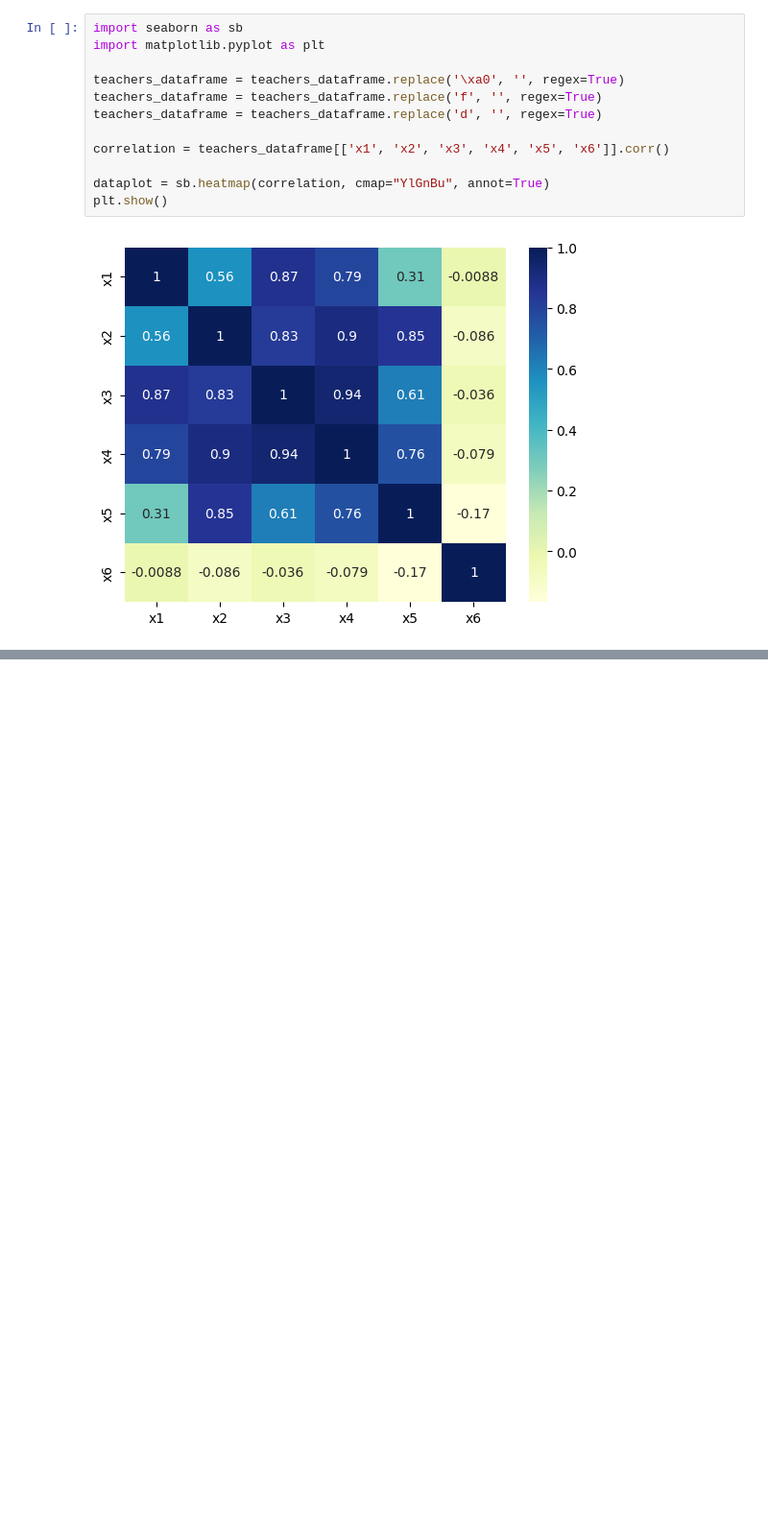
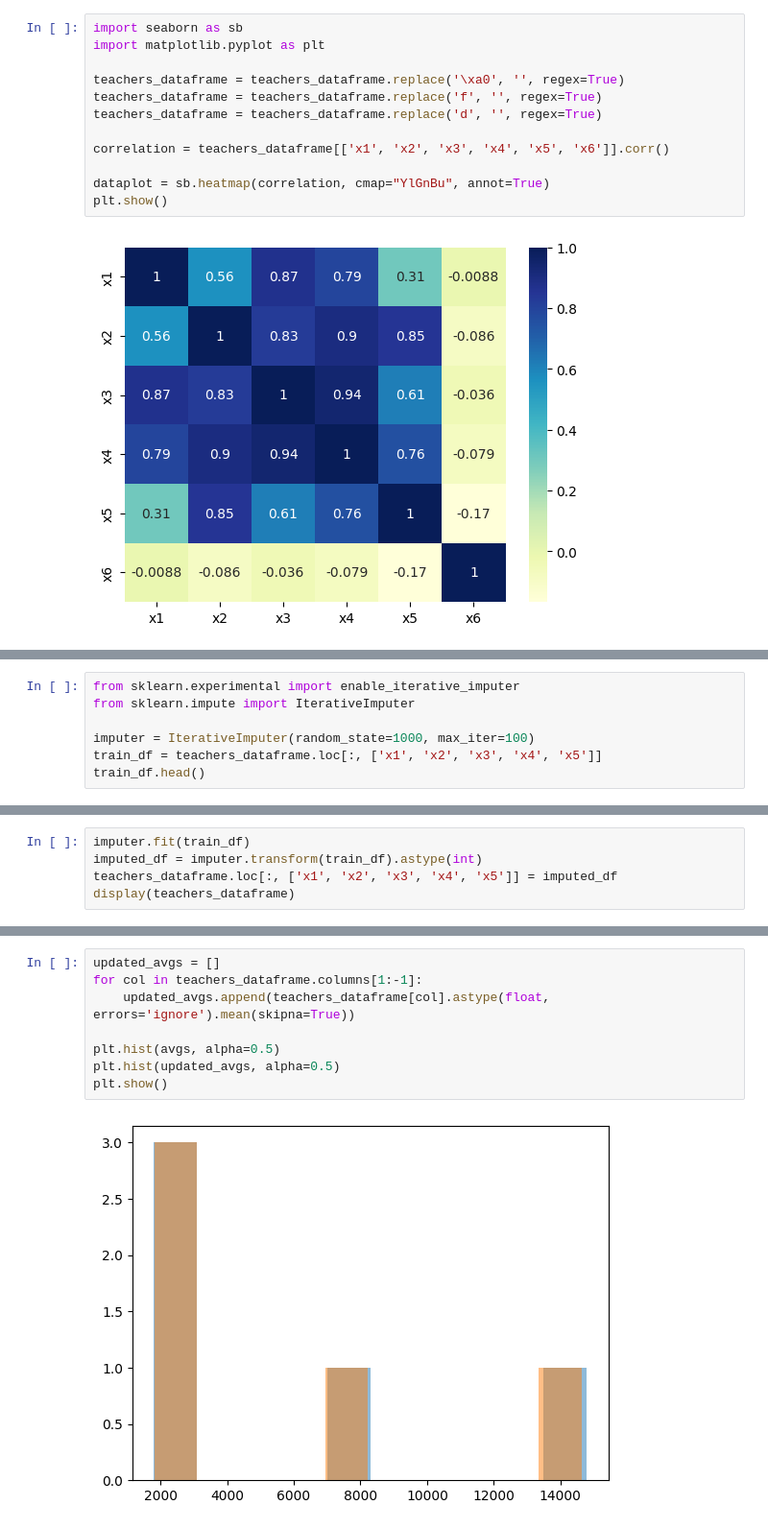
Before and after one commit to kujilit/machine-learning, a Jupyter notebook: labs/lab1/main.ipynb, the cells around one changed output, grey strips where cells are left out. Shown: that part at 96% size. Saved outputs shown, nothing was run; the diff lists cells and outputs as text; blank space fills up the shorter version.

Commit message:
missed statements / boxplots

```diff
--- a/labs/lab1/main.ipynb
+++ b/labs/lab1/main.ipynb
@@ -77,0 +90,7 @@ TypeError: sum() takes at least 1 positional argument (0 given)
+# %%
+from sklearn.experimental import enable_iterative_imputer
+from sklearn.impute import IterativeImputer
+
+imputer = IterativeImputer(random_state=1000, max_iter=100)
+train_df = teachers_dataframe.loc[:, ['x1', 'x2', 'x3', 'x4', 'x5']]
+train_df.head()
@@ -77,0 +104,5 @@ TypeError: sum() takes at least 1 positional argument (0 given)
+# %%
+imputer.fit(train_df)
+imputed_df = imputer.transform(train_df).astype(int)
+teachers_dataframe.loc[:, ['x1', 'x2', 'x3', 'x4', 'x5']] = imputed_df
+display(teachers_dataframe)
@@ -77,0 +127,10 @@ TypeError: sum() takes at least 1 positional argument (0 given)
+# %%
+updated_avgs = []
+for col in teachers_dataframe.columns[1:-1]:
+    updated_avgs.append(teachers_dataframe[col].astype(float, errors='ignore').mean(skipna=True))
+
+plt.hist(avgs, alpha=0.5)
+plt.hist(updated_avgs, alpha=0.5)
+plt.show()
+# %% [output]
+[figure, added]
```
Also changed, not shown: parts of 9 cells of this notebook.
